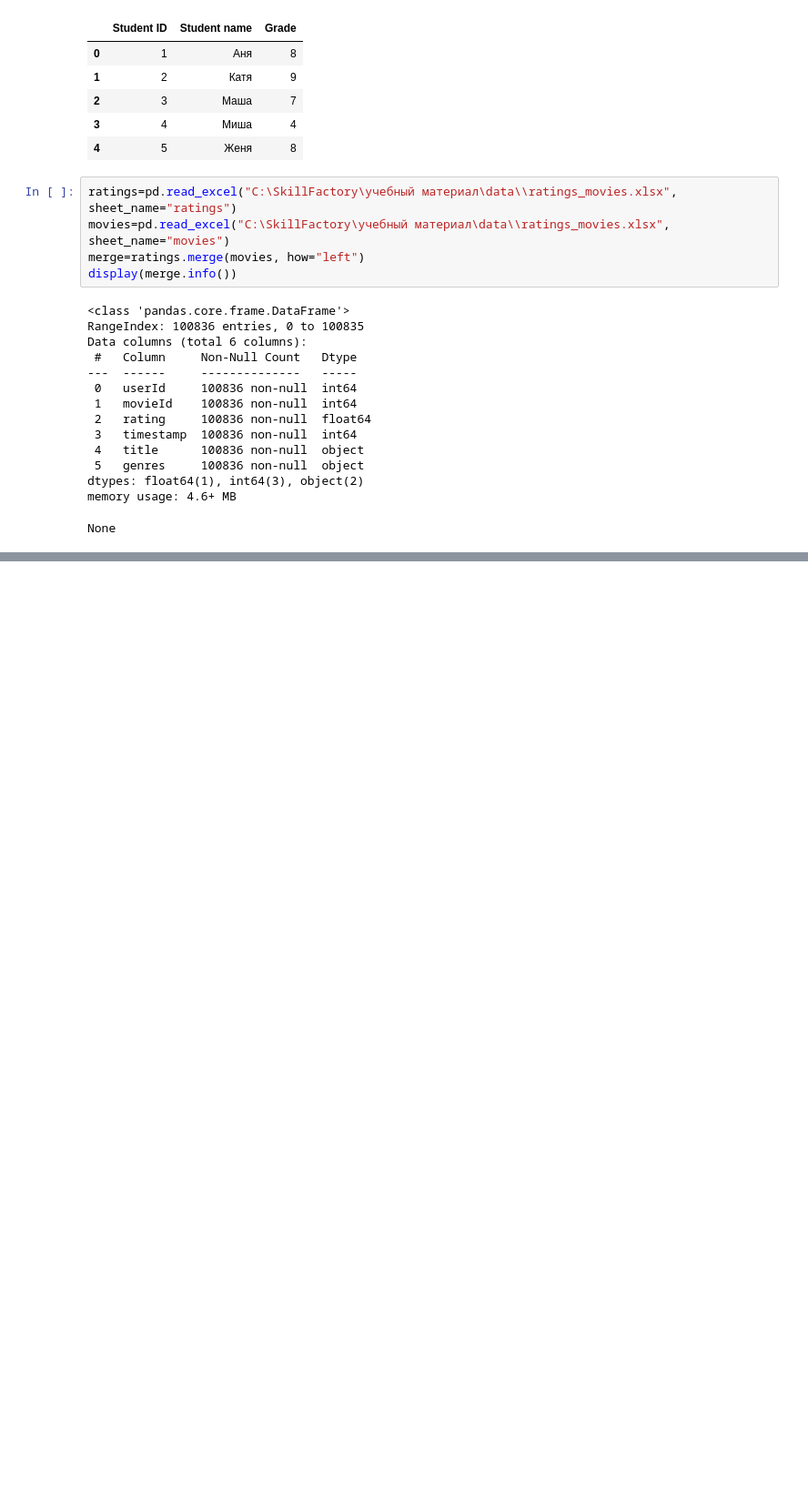
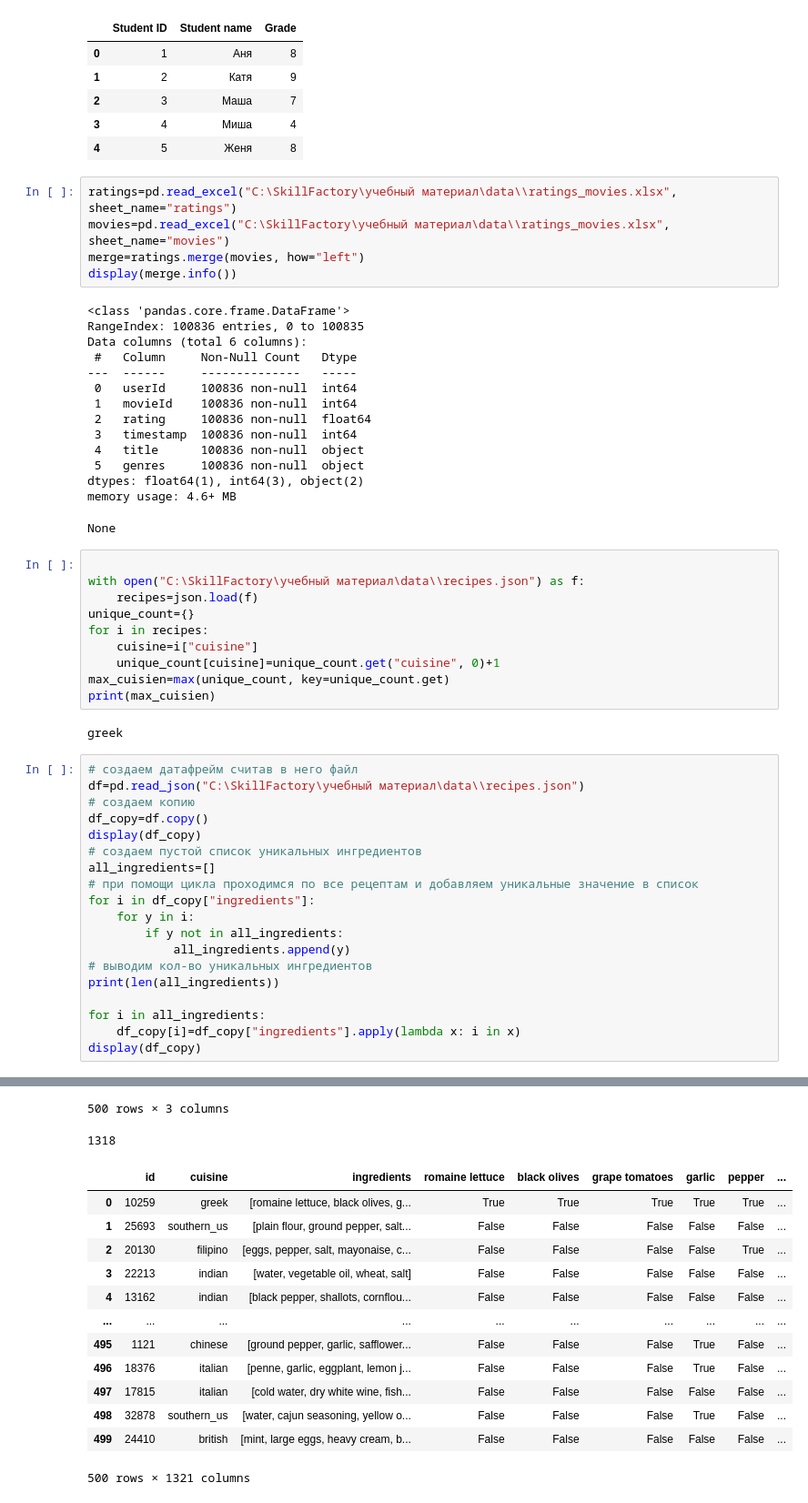
Before and after one commit to govoridaa/SF, a Jupyter notebook: учебный материал/PYTHON-16. Как выгружать данные из файлов разных форматов/PYTHON-16. Как выгружать данные из файлов разных форматов.ipynb, the cells around one changed output, grey strips where cells are left out. Shown: that part at 91% size. Saved outputs shown, nothing was run; the diff lists cells and outputs as text; blank space fills up the shorter version.

```diff
--- a/учебный материал/PYTHON-16. Как выгружать данные из файлов разных форматов/PYTHON-16. Как выгружать данные из файлов разных форматов.ipynb
+++ b/учебный материал/PYTHON-16. Как выгружать данные из файлов разных форматов/PYTHON-16. Как выгружать данные из файлов разных форматов.ipynb
@@ -144,3 +146,35 @@ Data columns (total 6 columns):
 dtypes: float64(1), int64(3), object(2)
 memory usage: 4.6+ MB
 None
+# %%
+
+with open("C:\SkillFactory\учебный материал\data\\recipes.json") as f:
+    recipes=json.load(f)
+unique_count={}
+for i in recipes:
+    cuisine=i["cuisine"]
+    unique_count[cuisine]=unique_count.get("cuisine", 0)+1
+max_cuisien=max(unique_count, key=unique_count.get)
+print(max_cuisien)
+# %% [output]
+greek
+# %%
+# создаем датафрейм считав в него файл
+df=pd.read_json("C:\SkillFactory\учебный материал\data\\recipes.json")
+# создаем копию
+df_copy=df.copy()
+display(df_copy)
+# создаем пустой список уникальных ингредиентов
+all_ingredients=[]
+# при помощи цикла проходимся по все рецептам и добавляем уникальные значение в список
+for i in df_copy["ingredients"]:
+    for y in i:
+        if y not in all_ingredients:
+            all_ingredients.append(y)
+# выводим кол-во уникальных ингредиентов
+print(len(all_ingredients))
+
+for i in all_ingredients:
+    df_copy[i]=df_copy["ingredients"].apply(lambda x: i in x)
+display(df_copy)
+# %% [output]
@@ -146,0 +193,15 @@ None
+500 rows × 3 columns
+1318
+|  | id | cuisine | ingredients | romaine lettuce | black olives | grape tomatoes | garlic | pepper | ... |
+| 0 | 10259 | greek | [romaine lettuce, black olives, g... | True | True | True | True | True | ... |
+| 1 | 25693 | southern_us | [plain flour, ground pepper, salt... | False | False | False | False | False | ... |
+| 2 | 20130 | filipino | [eggs, pepper, salt, mayonaise, c... | False | False | False | False | True | ... |
+| 3 | 22213 | indian | [water, vegetable oil, wheat, salt] | False | False | False | False | False | ... |
+| 4 | 13162 | indian | [black pepper, shallots, cornflou... | False | False | False | False | False | ... |
+| ... | ... | ... | ... | ... | ... | ... | ... | ... | ... |
+| 495 | 1121 | chinese | [ground pepper, garlic, safflower... | False | False | False | True | False | ... |
+| 496 | 18376 | italian | [penne, garlic, eggplant, lemon j... | False | False | False | True | False | ... |
+| 497 | 17815 | italian | [cold water, dry white wine, fish... | False | False | False | False | False | ... |
+| 498 | 32878 | southern_us | [water, cajun seasoning, yellow o... | False | False | False | True | False | ... |
+| 499 | 24410 | british | [mint, large eggs, heavy cream, b... | False | False | False | False | False | ... |
+500 rows × 1321 columns
```
Also changed, not shown: parts of 2 cells of this notebook, 3 other files.
